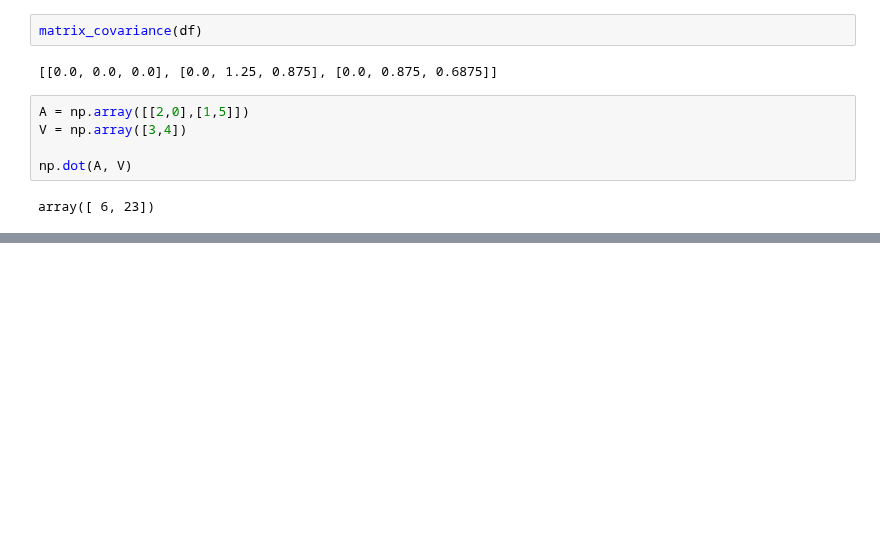
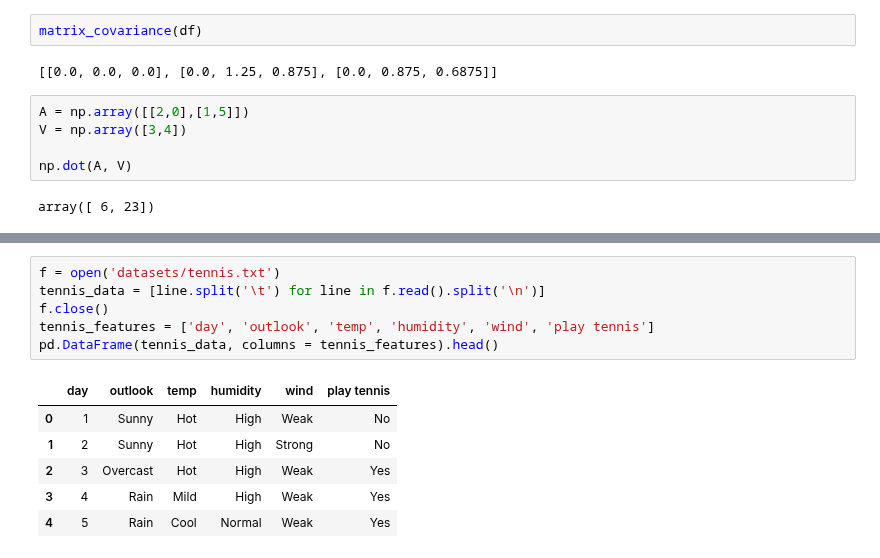
Before and after one commit to jshams/DS-2.1-machine-learning, a Jupyter notebook: notes.ipynb, the cells around one changed output, grey strips where cells are left out. Saved outputs shown, nothing was run; the diff lists cells and outputs as text; blank space fills up the shorter version.

```diff
--- a/notes.ipynb
+++ b/notes.ipynb
@@ -710,0 +730,13 @@ SyntaxError: invalid syntax (<ipython-input-61-c1b04580966f>, line 1)
+# %%
+f = open('datasets/tennis.txt')
+tennis_data = [line.split('\t') for line in f.read().split('\n')]
+f.close()
+tennis_features = ['day', 'outlook', 'temp', 'humidity', 'wind', 'play tennis']
+pd.DataFrame(tennis_data, columns = tennis_features).head()
+# %% [output]
+|  | day | outlook | temp | humidity | wind | play tennis |
+| 0 | 1 | Sunny | Hot | High | Weak | No |
+| 1 | 2 | Sunny | Hot | High | Strong | No |
+| 2 | 3 | Overcast | Hot | High | Weak | Yes |
+| 3 | 4 | Rain | Mild | High | Weak | Yes |
+| 4 | 5 | Rain | Cool | Normal | Weak | Yes |
```
Also changed, not shown: parts of 29 cells of this notebook.
